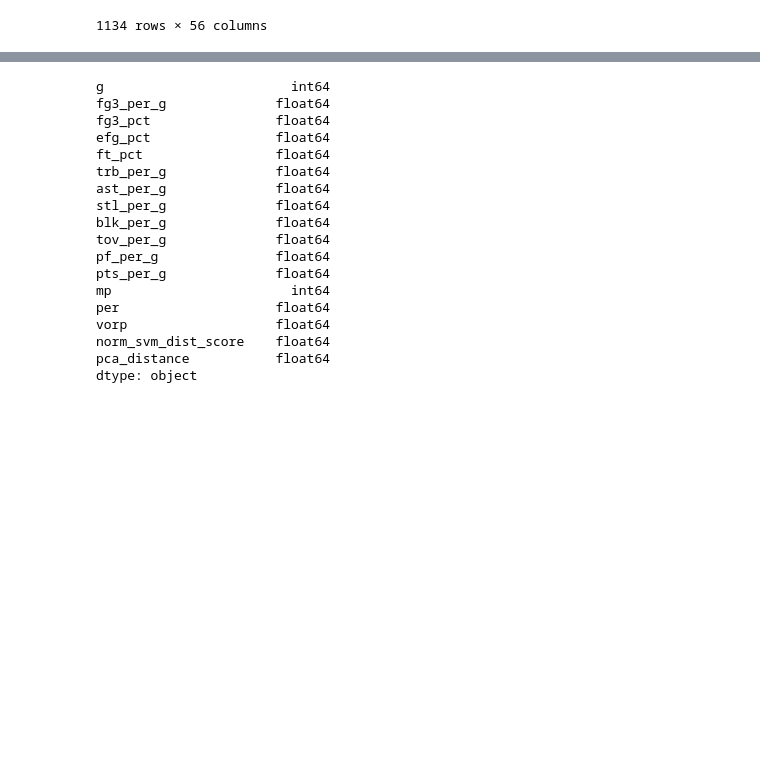
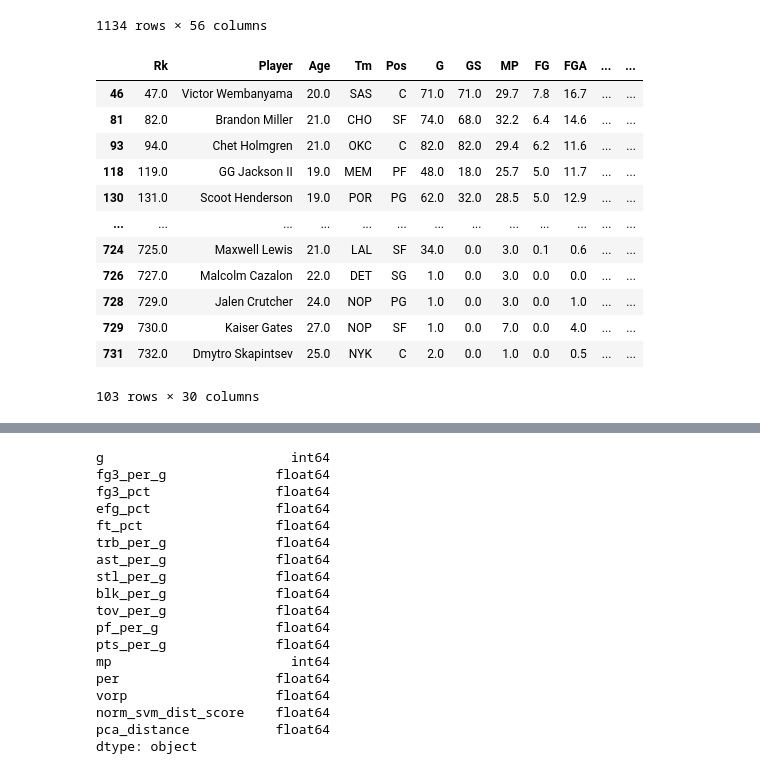
Before and after one commit to brianfdo/NBA-Player-Analysis, a Jupyter notebook: Modeling.ipynb, the cells around one changed output, grey strips where cells are left out. Saved outputs shown, nothing was run; the diff lists cells and outputs as text; code cells hidden in the pictures; blank space fills up the shorter version.

Commit message:
updated 23/24 files and updated rookie data

```diff
--- a/Modeling.ipynb
+++ b/Modeling.ipynb
@@ -25,3 +25,23 @@ rookie
 | 1132 | Mark Williams | C | 21 | CHO | 43 | 17 | 19.3 | 3.7 | 5.8 | 0.637 | ... | ... |
 | 1133 | Vince Williams Jr. | SG | 22 | MEM | 15 | 1 | 7.0 | 0.8 | 2.7 | 0.300 | ... | ... |
 1134 rows × 56 columns
+# %%
+data = pd.read_csv('data/bbr_preprocessed_3_4_24.csv')
+old_rookies = data[(data['experience'] == 1) & (data['season'] < 2024)]
+new_rookies = data[(data['experience'] == 1) & (data['season'] == 2024)]
+new_data = pd.read_csv('data/2023-2024_NBA_per_game_full.csv')
+new_data[new_data['Player'].isin(new_rookies['player'])]
+# %% [output]
+|  | Rk | Player | Age | Tm | Pos | G | GS | MP | FG | FGA | ... | ... |
+| 46 | 47.0 | Victor Wembanyama | 20.0 | SAS | C | 71.0 | 71.0 | 29.7 | 7.8 | 16.7 | ... | ... |
+| 81 | 82.0 | Brandon Miller | 21.0 | CHO | SF | 74.0 | 68.0 | 32.2 | 6.4 | 14.6 | ... | ... |
+| 93 | 94.0 | Chet Holmgren | 21.0 | OKC | C | 82.0 | 82.0 | 29.4 | 6.2 | 11.6 | ... | ... |
+| 118 | 119.0 | GG Jackson II | 19.0 | MEM | PF | 48.0 | 18.0 | 25.7 | 5.0 | 11.7 | ... | ... |
+| 130 | 131.0 | Scoot Henderson | 19.0 | POR | PG | 62.0 | 32.0 | 28.5 | 5.0 | 12.9 | ... | ... |
+| ... | ... | ... | ... | ... | ... | ... | ... | ... | ... | ... | ... | ... |
+| 724 | 725.0 | Maxwell Lewis | 21.0 | LAL | SF | 34.0 | 0.0 | 3.0 | 0.1 | 0.6 | ... | ... |
+| 726 | 727.0 | Malcolm Cazalon | 22.0 | DET | SG | 1.0 | 0.0 | 3.0 | 0.0 | 0.0 | ... | ... |
+| 728 | 729.0 | Jalen Crutcher | 24.0 | NOP | PG | 1.0 | 0.0 | 3.0 | 0.0 | 1.0 | ... | ... |
+| 729 | 730.0 | Kaiser Gates | 27.0 | NOP | SF | 1.0 | 0.0 | 7.0 | 0.0 | 4.0 | ... | ... |
+| 731 | 732.0 | Dmytro Skapintsev | 25.0 | NYK | C | 2.0 | 0.0 | 1.0 | 0.0 | 0.5 | ... | ... |
+103 rows × 30 columns
```
Also changed, not shown: parts of 4 cells of this notebook, 4 other files.
